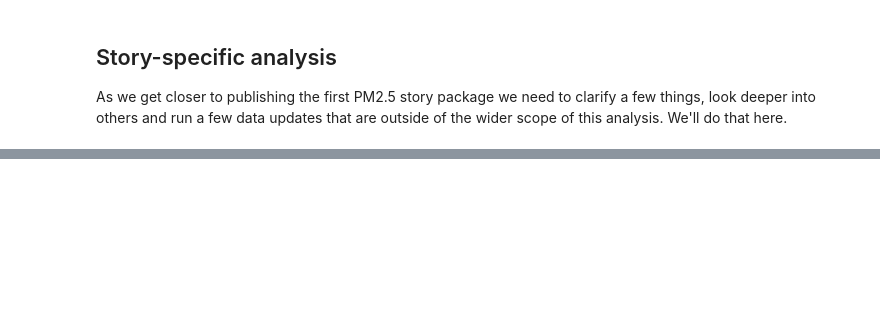
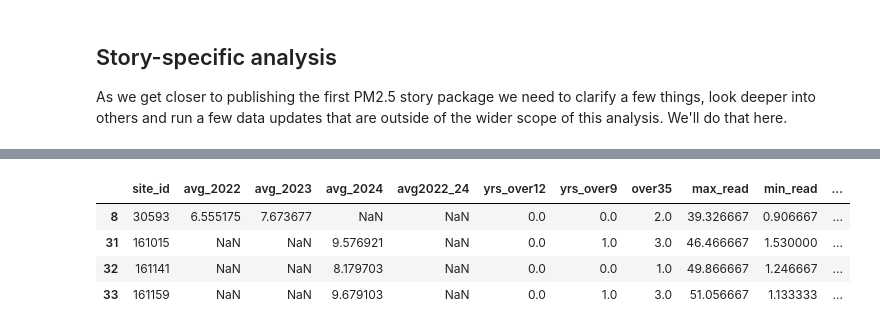
Before and after one commit to sfchronicle/hc-pm25, a Jupyter notebook: code/08_story-analysis.ipynb, the cells around one changed output, grey strips where cells are left out. Saved outputs shown, nothing was run; the diff lists cells and outputs as text; code cells hidden in the pictures; blank space fills up the shorter version.

```diff
--- a/code/08_story-analysis.ipynb
+++ b/code/08_story-analysis.ipynb
@@ -196,0 +225,2 @@ print(get_annual_tceq_avg(settegast_df,2024))
+# %%
+pa_pm25 = pd.read_csv('../data/analyzed/houmetro-purpleair-pm25adj-site-summary.csv')
@@ -196,0 +400,8 @@ print(get_annual_tceq_avg(settegast_df,2024))
+# %%
+pa_pm25.loc[pa_pm25['cnty_nm'] == 'Fort Bend']
+# %% [output]
+|  | site_id | avg_2022 | avg_2023 | avg_2024 | avg2022_24 | yrs_over12 | yrs_over9 | over35 | max_read | min_read | ... |
+| 8 | 30593 | 6.555175 | 7.673677 | NaN | NaN | 0.0 | 0.0 | 2.0 | 39.326667 | 0.906667 | ... |
+| 31 | 161015 | NaN | NaN | 9.576921 | NaN | 0.0 | 1.0 | 3.0 | 46.466667 | 1.530000 | ... |
+| 32 | 161141 | NaN | NaN | 8.179703 | NaN | 0.0 | 0.0 | 1.0 | 49.866667 | 1.246667 | ... |
+| 33 | 161159 | NaN | NaN | 9.679103 | NaN | 0.0 | 1.0 | 3.0 | 51.056667 | 1.133333 | ... |
```
Also changed, not shown: parts of 62 cells of this notebook, 15 other files.
